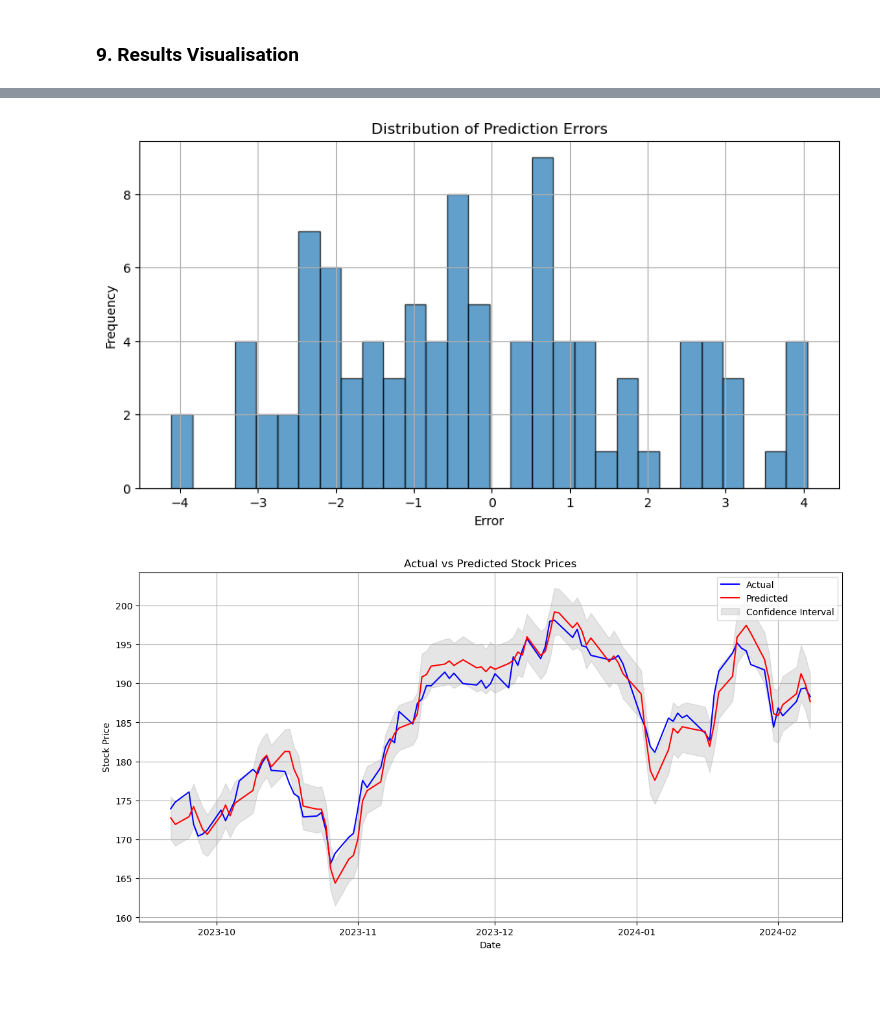
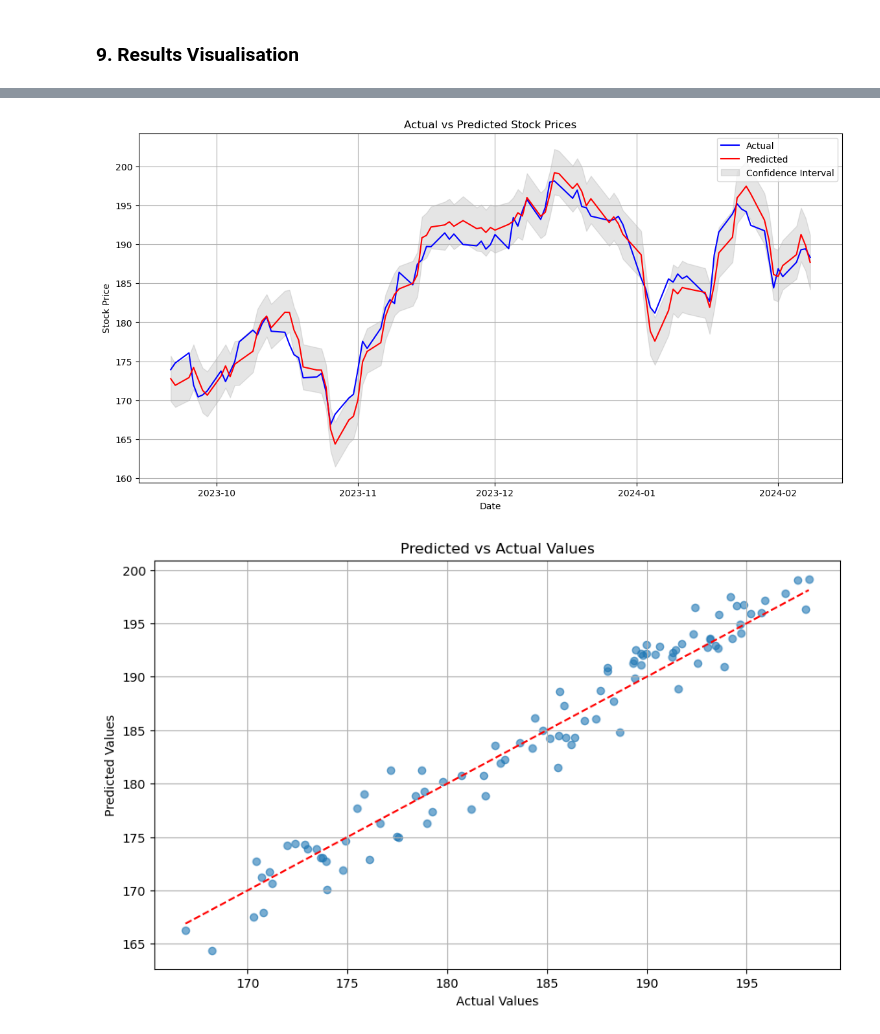
Before and after one commit to kahbelank/Investment-Chatbot, a Jupyter notebook: Machine Learning/test_FBProphet_2Yr.ipynb, the cells around one changed output, grey strips where cells are left out. Saved outputs shown, nothing was run; the diff lists cells and outputs as text; code cells hidden in the pictures; blank space fills up the shorter version.

```diff
--- a/Machine Learning/test_FBProphet_2Yr.ipynb
+++ b/Machine Learning/test_FBProphet_2Yr.ipynb
@@ -258,35 +281,25 @@ Root Mean Squared Error: 1.9874927427327844
 # %%
-# Error distribution plot
-errors = merged_forecast['y'] - merged_forecast['yhat']
-plt.figure(figsize=(10, 5))
-plt.hist(errors, bins=30, edgecolor='k', alpha=0.7)
-plt.title('Distribution of Prediction Errors')
-plt.xlabel('Error')
-plt.ylabel('Frequency')
-plt.grid(True)
-plt.show()
-
 # Actual vs Predicted plot
 plt.figure(figsize=(14, 7))
 plt.plot(test['ds'], y_true, label='Actual', color='blue')
 plt.plot(test['ds'], y_pred, label='Predicted', color='red')
 plt.fill_between(test['ds'], forecast['yhat_lower'], forecast['yhat_upper'], color='gray', alpha=0.2, label='Confidence Interval')
 plt.title('Actual vs Predicted Stock Prices')
 plt.xlabel('Date')
 plt.ylabel('Stock Price')
 plt.legend()
 plt.grid(True)
 plt.show()
 
 # Scatter plot of predicted vs actual values
 plt.figure(figsize=(10, 6))
 plt.scatter(y_true, y_pred, alpha=0.6)
 plt.plot([min(y_true), max(y_true)], [min(y_true), max(y_true)], color='red', linestyle='--')
 plt.title('Predicted vs Actual Values')
 plt.xlabel('Actual Values')
 plt.ylabel('Predicted Values')
 plt.grid(True)
 plt.show()
 # %% [output]
-[figure, old version]
+[figure, new version]
-[figure, old version]
+[figure, new version]
```
Also changed, not shown: parts of 7 cells of this notebook.
